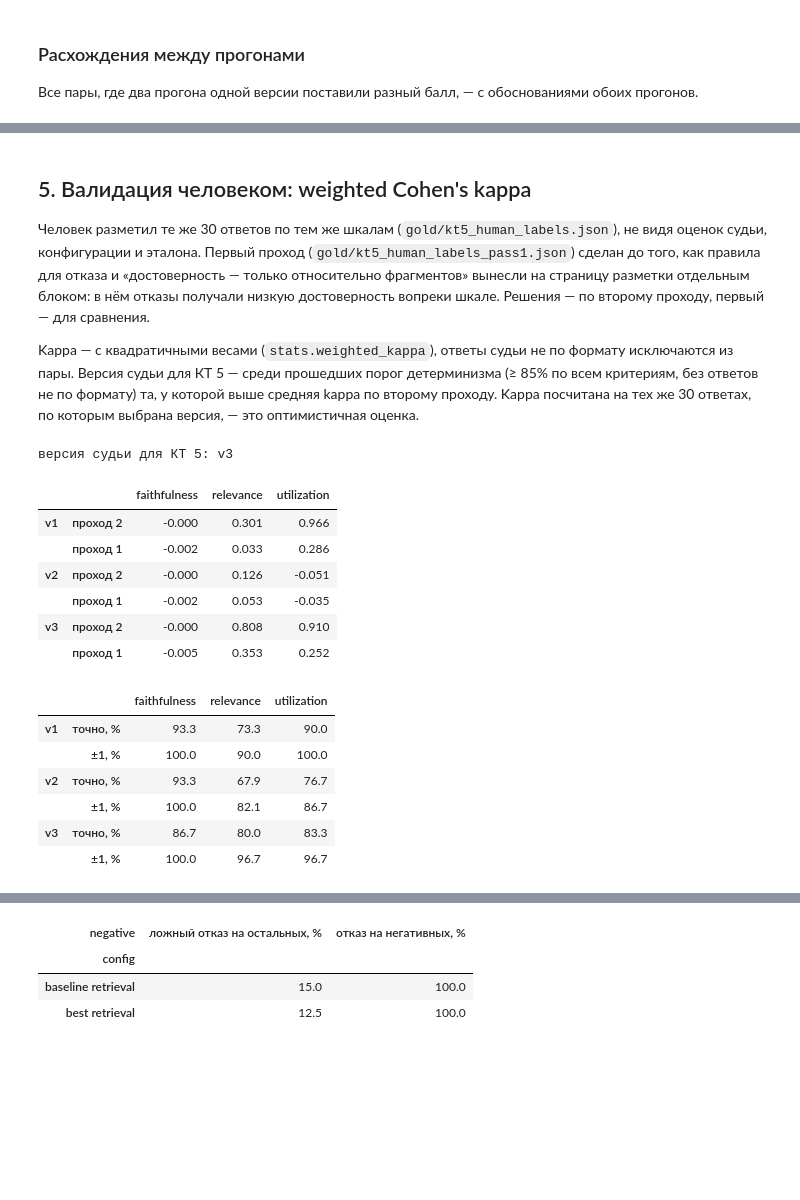
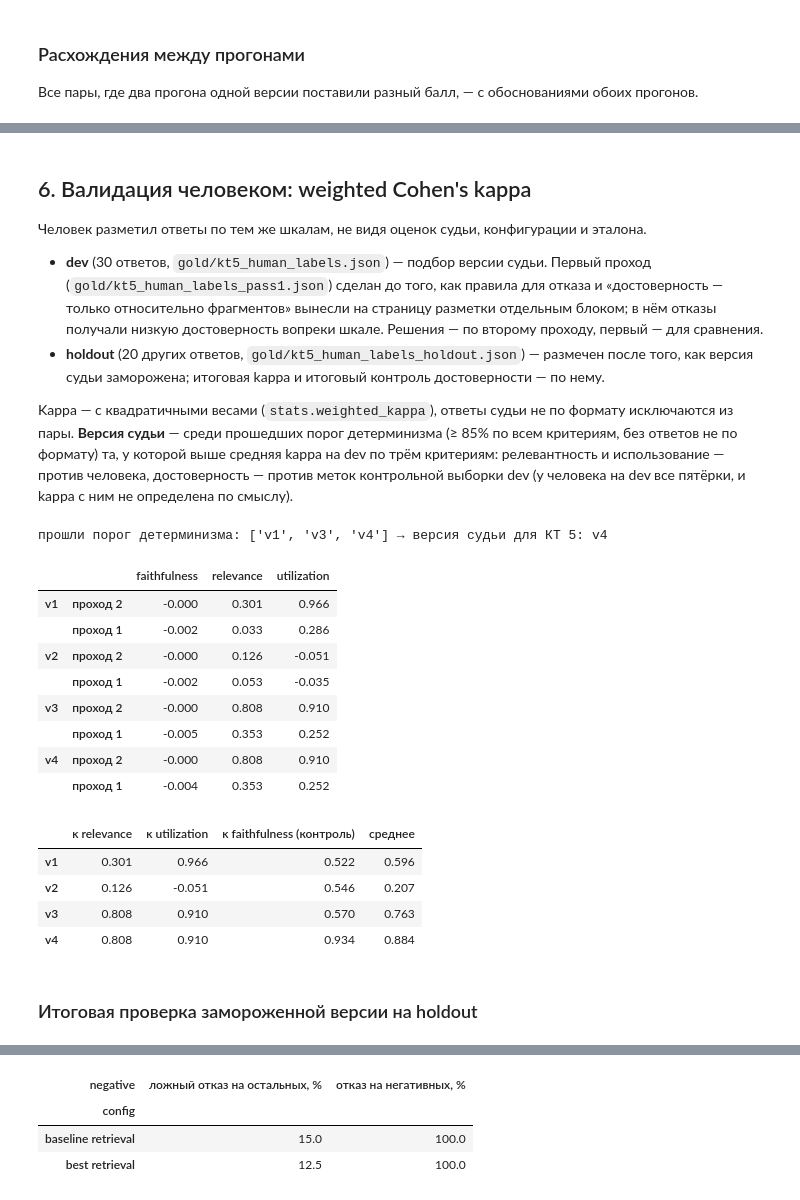
Before and after one commit to dftpnd/gigaschool-rag, a Jupyter notebook: notebooks/kt5_generation.ipynb, the cells around one changed output, grey strips where cells are left out. Drawn from its saved outputs; the diff is of its cells as text; code cells hidden in the pictures; blank space fills up the shorter version.

Commit message:
docs(kt5): пересчёт с судьёй v4, holdout-kappa, контроль достоверности, артефакты ответов и вердиктов

```diff
--- a/notebooks/kt5_generation.ipynb
+++ b/notebooks/kt5_generation.ipynb
@@ -230,62 +308,65 @@ v3                   4          1            3
 # %% [markdown]
-## 5. Валидация человеком: weighted Cohen's kappa
+## 6. Валидация человеком: weighted Cohen's kappa
 
-Человек разметил те же 30 ответов по тем же шкалам (`gold/kt5_human_labels.json`), не видя оценок судьи,
-конфигурации и эталона. Первый проход (`gold/kt5_human_labels_pass1.json`) сделан до того, как правила для
-отказа и «достоверность — только относительно фрагментов» вынесли на страницу разметки отдельным блоком: в нём
-отказы получали низкую достоверность вопреки шкале. Решения — по второму проходу, первый — для сравнения.
+Человек разметил ответы по тем же шкалам, не видя оценок судьи, конфигурации и эталона.
+
+- **dev** (30 ответов, `gold/kt5_human_labels.json`) — подбор версии судьи. Первый проход
+  (`gold/kt5_human_labels_pass1.json`) сделан до того, как правила для отказа и «достоверность — только
+  относительно фрагментов» вынесли на страницу разметки отдельным блоком; в нём отказы получали низкую
+  достоверность вопреки шкале. Решения — по второму проходу, первый — для сравнения.
+- **holdout** (20 других ответов, `gold/kt5_human_labels_holdout.json`) — размечен после того, как версия судьи
+  заморожена; итоговая kappa и итоговый контроль достоверности — по нему.
 
 Kappa — с квадратичными весами (`stats.weighted_kappa`), ответы судьи не по формату исключаются из пары.
-Версия судьи для КТ 5 — среди прошедших порог детерминизма (≥ 85% по всем критериям, без ответов не по формату)
-та, у которой выше средняя kappa по второму проходу. Kappa посчитана на тех же 30 ответах, по которым выбрана
-версия, — это оптимистичная оценка.
+**Версия судьи** — среди прошедших порог детерминизма (≥ 85% по всем критериям, без ответов не по формату)
+та, у которой выше средняя kappa на dev по трём критериям: релевантность и использование — против человека,
+достоверность — против меток контрольной выборки dev (у человека на dev все пятёрки, и kappa с ним не определена
+по смыслу).
 # %%
-human = annotation.read_labels(ROOT / "gold" / "kt5_human_labels.json")
-human_pass1 = annotation.read_labels(ROOT / "gold" / "kt5_human_labels_pass1.json")
-assert all(annotation.is_complete(human, r["id"]) for r in annotation_records), "разметка второго прохода неполная"
-
-
-def kappa(verdicts, labels, criterion: str) -> float:
-    pairs = [(verdicts[(criterion, key)].score, labels[f"{key[0]}|{key[1]}"][criterion]) for key in annotation_keys]
+def kappa(verdicts, labels, criterion: str, keys) -> float:
+    pairs = [(verdicts[(criterion, key)].score, labels[f"{key[0]}|{key[1]}"][criterion]) for key in keys]
     pairs = [(j, h) for j, h in pairs if j is not None]
     return weighted_kappa([j for j, _ in pairs], [h for _, h in pairs], judge.SCORES)
 
 
-kappas = pd.DataFrame({(f"v{version}", source): {c: kappa(first, labels, c) for c in judge.CRITERIA}
-                       for version, (first, _) in runs.items()
-                       for source, labels in (("проход 2", human), ("проход 1", human_pass1))}).T
-
-
-def closeness(verdicts, labels, tolerance: int) -> dict[str, float]:
+def closeness(verdicts, labels, keys, tolerance: int) -> dict[str, float]:
     """Доля ответов, где судья и человек разошлись не больше чем на `tolerance` баллов, %. Kappa при почти
     постоянной оценке одного из оценщиков ≈ 0 даже при почти полном совпадении — доли показывают это рядом."""
     return {c: 100 * np.mean([abs(verdicts[(c, key)].score - labels[f"{key[0]}|{key[1]}"][c]) <= tolerance
-                              for key in annotation_keys if verdicts[(c, key)].score is not None])
+                              for key in keys if verdicts[(c, key)].score is not None])
             for c in judge.CRITERIA}
 
 
-closeness_table = pd.DataFrame({(f"v{version}", what): closeness(first, human, tolerance)
-                                for version, (first, _) in runs.items()
-                                for what, tolerance in (("точно, %", 0), ("±1, %", 1))}).T
+kappas = pd.DataFrame({(f"v{version}", source): {c: kappa(first, labels, c, annotation_keys) for c in judge.CRITERIA}
+                       for version, (first, _) in runs.items()
+                       for source, labels in (("проход 2", human), ("проход 1", human_pass1))}).T
+selection = pd.DataFrame({f"v{v}": {"κ relevance": kappas.loc[(f"v{v}", "проход 2"), "relevance"],
+                                    "κ utilization": kappas.loc[(f"v{v}", "проход 2"), "utilization"],
+                                    "κ faithfulness (контроль)": control_summary(
+                                        control_dev, control_dev_scores[v])["κ (метка, балл ≤ 3)"]}
+                          for v in judge.PROMPTS}).T
+selection["среднее"] = selection.mean(axis=1)
 stable = [v for v in judge.PROMPTS if determinism.loc[f"v{v}", list(judge.CRITERIA)].min() >= 85
           and determinism.loc[f"v{v}", "ответов не по формату"] == 0]
-JUDGE_VERSION = max(stable, key=lambda v: kappas.loc[(f"v{v}", "проход 2")].mean())
-print("версия судьи для КТ 5:", f"v{JUDGE_VERSION}")
+JUDGE_VERSION = max(stable, key=lambda v: selection.loc[f"v{v}", "среднее"])
+print("прошли порог детерминизма:", [f"v{v}" for v in stable], "→ версия судьи для КТ 5:", f"v{JUDGE_VERSION}")
 display(kappas.round(3))
-closeness_table.round(1)
+selection.round(3)
 # %% [output]
-версия судьи для КТ 5: v3
+прошли порог детерминизма: ['v1', 'v3', 'v4'] → версия судьи для КТ 5: v4
 |  |  | faithfulness | relevance | utilization |
 | v1 | проход 2 | -0.000 | 0.301 | 0.966 |
 |  | проход 1 | -0.002 | 0.033 | 0.286 |
 | v2 | проход 2 | -0.000 | 0.126 | -0.051 |
 |  | проход 1 | -0.002 | 0.053 | -0.035 |
 | v3 | проход 2 | -0.000 | 0.808 | 0.910 |
 |  | проход 1 | -0.005 | 0.353 | 0.252 |
+| v4 | проход 2 | -0.000 | 0.808 | 0.910 |
+|  | проход 1 | -0.004 | 0.353 | 0.252 |
-|  |  | faithfulness | relevance | utilization |
-| v1 | точно, % | 93.3 | 73.3 | 90.0 |
-|  | ±1, % | 100.0 | 90.0 | 100.0 |
-| v2 | точно, % | 93.3 | 67.9 | 76.7 |
-|  | ±1, % | 100.0 | 82.1 | 86.7 |
-| v3 | точно, % | 86.7 | 80.0 | 83.3 |
-|  | ±1, % | 100.0 | 96.7 | 96.7 |
+|  | κ relevance | κ utilization | κ faithfulness (контроль) | среднее |
+| v1 | 0.301 | 0.966 | 0.522 | 0.596 |
+| v2 | 0.126 | -0.051 | 0.546 | 0.207 |
+| v3 | 0.808 | 0.910 | 0.570 | 0.763 |
+| v4 | 0.808 | 0.910 | 0.934 | 0.884 |
+# %% [markdown]
+### Итоговая проверка замороженной версии на holdout
```
Also changed, not shown: parts of 17 cells of this notebook, 4 other files.
